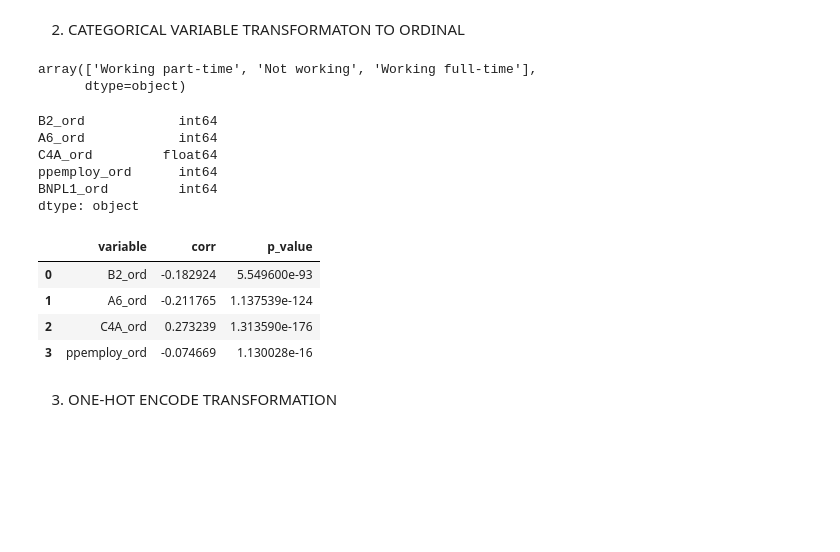
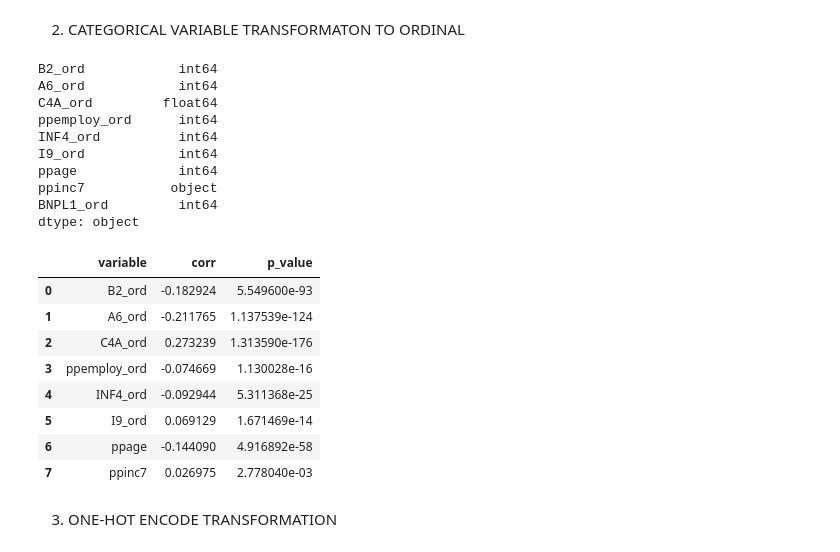
Before and after one commit to mw1296/DSAN5300, a Jupyter notebook: dsan5300_group1_final_project/code.ipynb, the cells around one changed output. Cells and saved outputs as stored; diff of their text form; code cells hidden in the pictures; blank space fills up the shorter version.

```diff
--- a/dsan5300_group1_final_project/code.ipynb
+++ b/dsan5300_group1_final_project/code.ipynb
@@ -40,64 +40,95 @@ C4A_mapping = {
     "Some of the time": 2,
     "Most or all of the time": 3
 }
+
 ppemploy_mapping = {
     "Working part-time": 2,
     "Not working": 3,
     "Working full-time": 1
 }
 
+INF4_mapping = {
+    "Much worse": 1,
+    "Somewhat worse": 2,
+    "Little or no effect": 3,
+    "Somewhat better":4,
+    "Much better": 5
+}
+
+I9_mapping = {
+    "Roughly the same amount each month": 1,
+    "Occasionally varies from month to month": 2,
+    "Varies quite often from month to month": 3
+}
+
+ppinc7_mapping = {
+    "Less than $10,000": 1,
+    "$10,000 to $24,999": 2,
+    "$25,000 to $49,999": 3,
+    "$50,000 to $74,999": 4,
+    "$75,000 to $99,999": 5,
+    "$100,000 to $149,999": 6,
+    "$150,000 or more": 7
+}
+
 BNPL1_mapping = {
   "No": 0,
   "Yes": 1
 }
-# %%
-data['ppemploy'].unique()
-# %% [output]
-array(['Working part-time', 'Not working', 'Working full-time'],
-      dtype=object)
 # %%
 # convert columns to ordinal
 data["B2_ord"] = data["B2"].map(B2_mapping)
 data["A6_ord"] = data["A6"].map(A6_mapping)
 data["C4A_ord"] = data["C4A"].map(C4A_mapping)
 data["ppemploy_ord"] = data["ppemploy"].map(ppemploy_mapping)
+data["INF4_ord"] = data["INF4"].map(INF4_mapping)
+data["I9_ord"] = data["I9"].map(I9_mapping)
+data["ppinc7_ord"] = data["ppinc7"].map(ppinc7_mapping)
 data["BNPL1_ord"] = data["BNPL1"].map(BNPL1_mapping)
 data["BNPL1_ord"] = pd.to_numeric(data["BNPL1_ord"], errors="coerce")
 # %%
-variables = ['B2_ord','A6_ord','C4A_ord','ppemploy_ord']
+variables = ['B2_ord','A6_ord','C4A_ord','ppemploy_ord','INF4_ord','I9_ord','ppage','ppinc7']
 print(data[variables + ["BNPL1_ord"]].dtypes)
 # %% [output]
 B2_ord            int64
 A6_ord            int64
 C4A_ord         float64
 ppemploy_ord      int64
+INF4_ord          int64
+I9_ord            int64
+ppage             int64
+ppinc7           object
 BNPL1_ord         int64
 dtype: object
 # %%
 # spearman relationship
 spearman_results = []
 
-variables = ['B2_ord','A6_ord','C4A_ord','ppemploy_ord']
+variables = ['B2_ord','A6_ord','C4A_ord','ppemploy_ord','INF4_ord','I9_ord','ppage','ppinc7']
 
 for var in variables:
   # spearman correlation
   corr = spearmanr(data[var], data["BNPL1_ord"], nan_policy="omit")[0]
   p = spearmanr(data[var], data["BNPL1_ord"], nan_policy="omit")[1]
   spearman_results.append({
     "variable": var,
     "corr": corr,
     "p_value": p
     })
 
 # convert to DataFrame for display
 results_df = pd.DataFrame(spearman_results)
 results_df
 # %% [output]
 |  | variable | corr | p_value |
 | 0 | B2_ord | -0.182924 | 5.549600e-93 |
 | 1 | A6_ord | -0.211765 | 1.137539e-124 |
 | 2 | C4A_ord | 0.273239 | 1.313590e-176 |
 | 3 | ppemploy_ord | -0.074669 | 1.130028e-16 |
+| 4 | INF4_ord | -0.092944 | 5.311368e-25 |
+| 5 | I9_ord | 0.069129 | 1.671469e-14 |
+| 6 | ppage | -0.144090 | 4.916892e-58 |
+| 7 | ppinc7 | 0.026975 | 2.778040e-03 |
 # %% [markdown]
 3. ONE-HOT ENCODE TRANSFORMATION
 # %%
```
Also changed, not shown: parts of 6 cells of this notebook, 13 other files.
